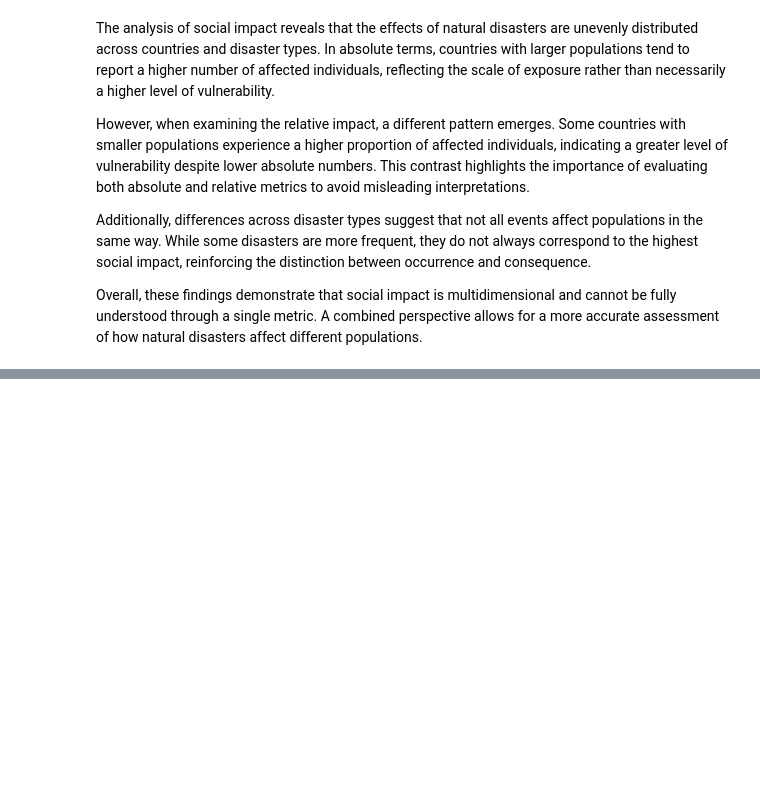
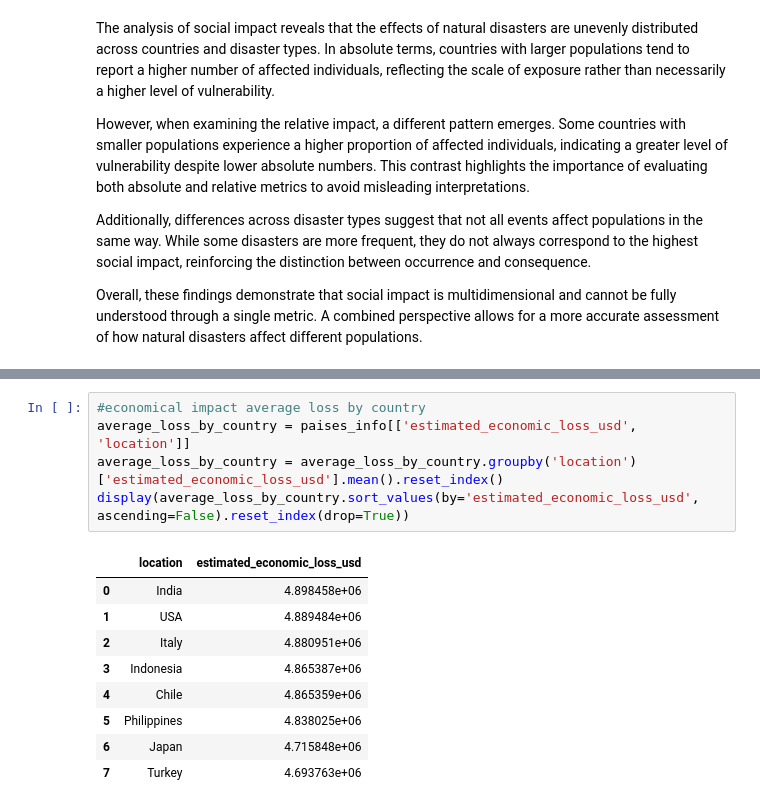
Before and after one commit to ailinalvarez/natural_disaster, a Jupyter notebook: disaster_event.ipynb, the cells around one changed output, grey strips where cells are left out. Drawn from its saved outputs; the diff is of its cells as text; blank space fills up the shorter version.

```diff
--- a/disaster_event.ipynb
+++ b/disaster_event.ipynb
@@ -552,0 +535,15 @@ Overall, these findings demonstrate that social impact is multidimensional and c
+# %%
+#economical impact average loss by country
+average_loss_by_country = paises_info[['estimated_economic_loss_usd', 'location']]
+average_loss_by_country = average_loss_by_country.groupby('location')['estimated_economic_loss_usd'].mean().reset_index()
+display(average_loss_by_country.sort_values(by='estimated_economic_loss_usd', ascending=False).reset_index(drop=True))
+# %% [output]
+|  | location | estimated_economic_loss_usd |
+| 0 | India | 4.898458e+06 |
+| 1 | USA | 4.889484e+06 |
+| 2 | Italy | 4.880951e+06 |
+| 3 | Indonesia | 4.865387e+06 |
+| 4 | Chile | 4.865359e+06 |
+| 5 | Philippines | 4.838025e+06 |
+| 6 | Japan | 4.715848e+06 |
+| 7 | Turkey | 4.693763e+06 |
```
Also changed, not shown: parts of 19 cells of this notebook.
